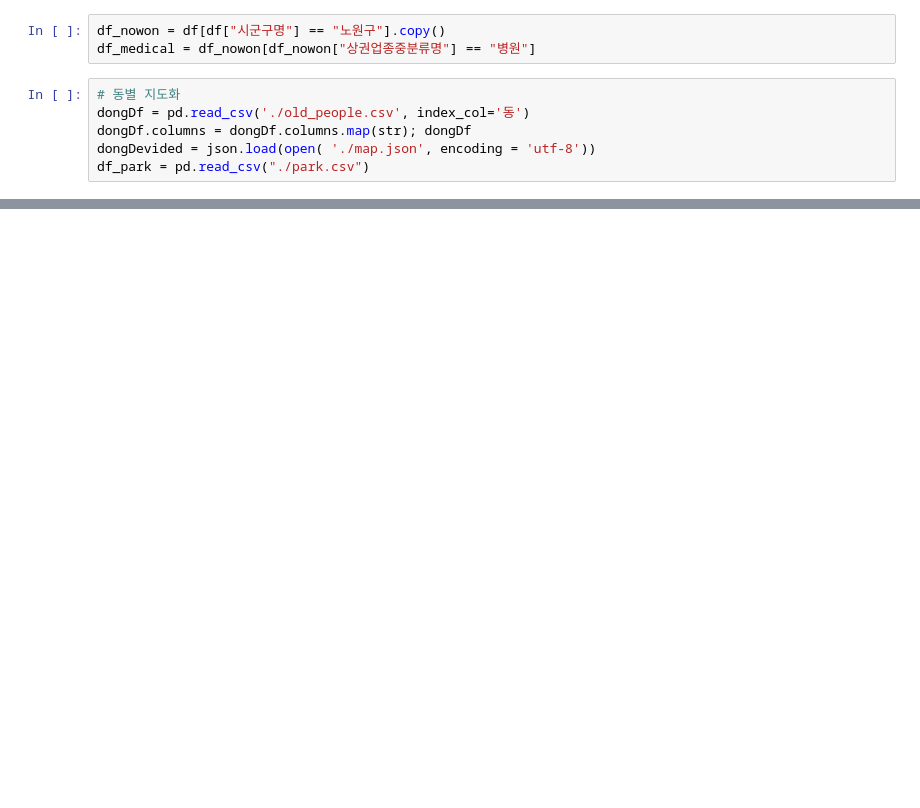
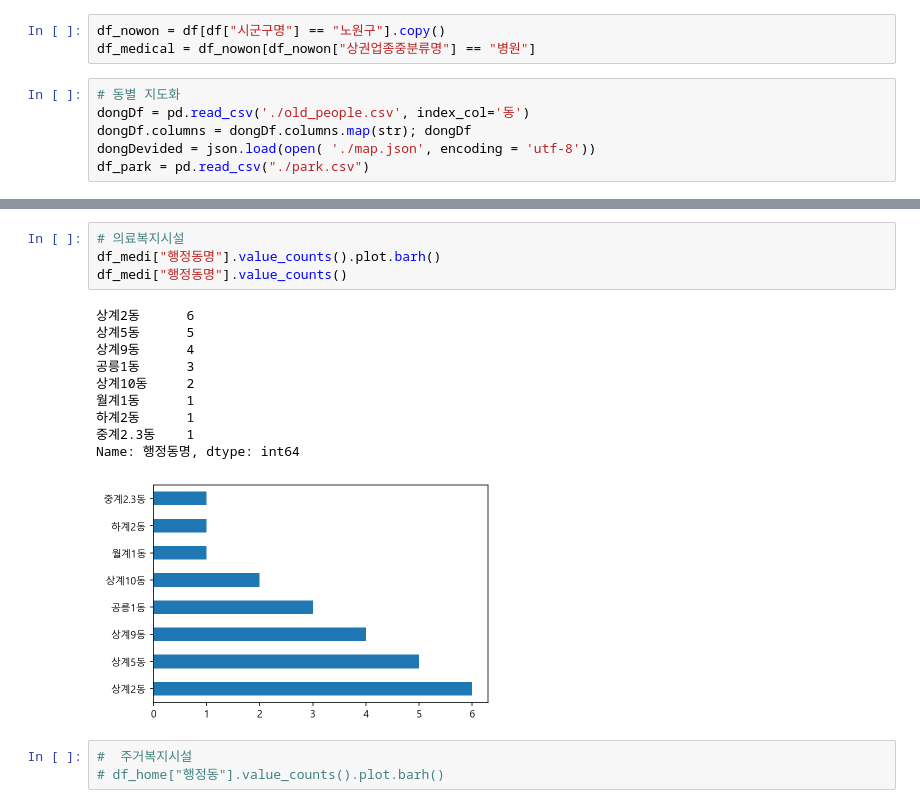
Before and after one commit to seoyoungSohn/CapstoneDesign1, a Jupyter notebook: population/Untitled.ipynb, the cells around one changed output, grey strips where cells are left out. Drawn from its saved outputs; the diff is of its cells as text; blank space fills up the shorter version.

```diff
--- a/population/Untitled.ipynb
+++ b/population/Untitled.ipynb
@@ -79,0 +158,18 @@ dongMap.save('./dongMap.html'); dongMap
+# %%
+# 의료복지시설
+df_medi["행정동명"].value_counts().plot.barh()
+df_medi["행정동명"].value_counts()
+# %% [output]
+상계2동      6
+상계5동      5
+상계9동      4
+공릉1동      3
+상계10동     2
+월계1동      1
+하계2동      1
+중계2.3동    1
+Name: 행정동명, dtype: int64
+[figure, added]
+# %%
+#  주거복지시설
+# df_home["행정동"].value_counts().plot.barh()
```
Also changed, not shown: parts of 9 cells of this notebook, 4 other files.
